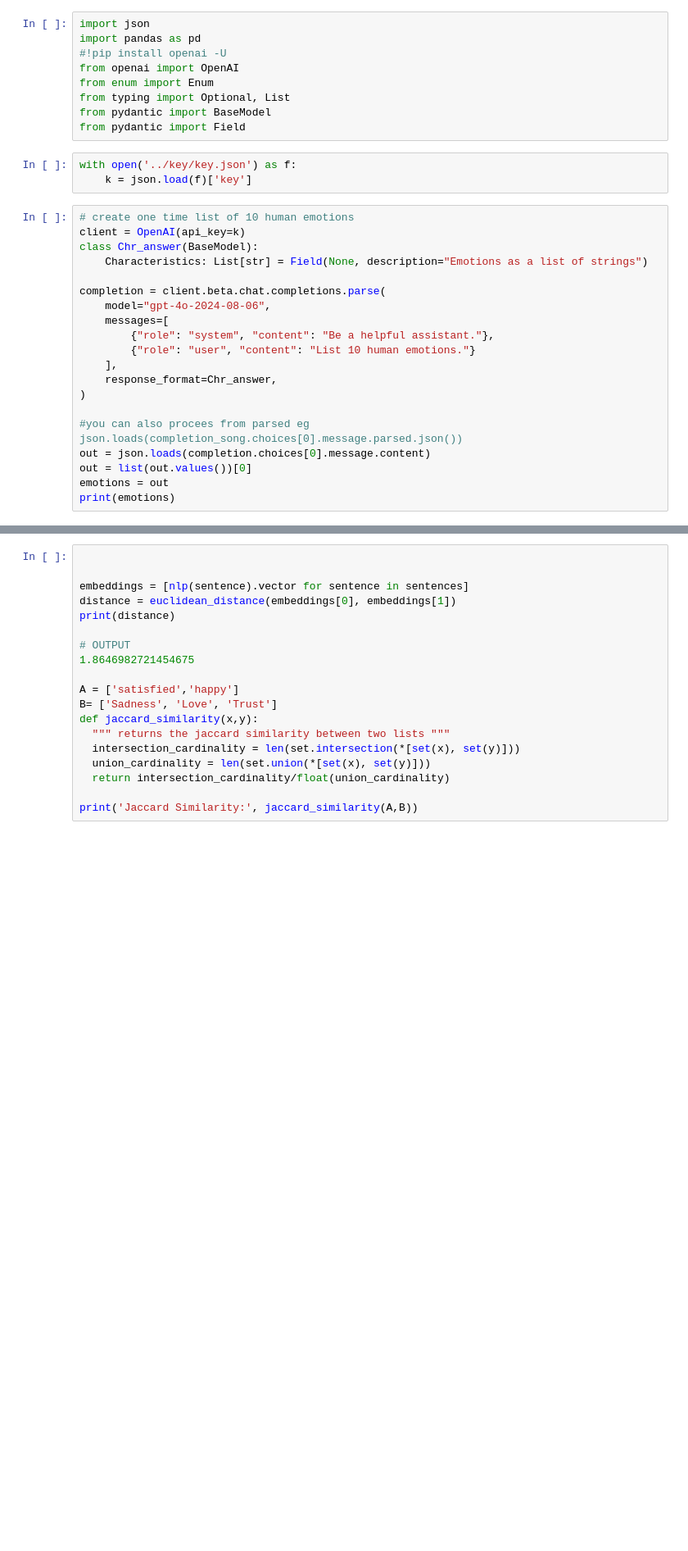
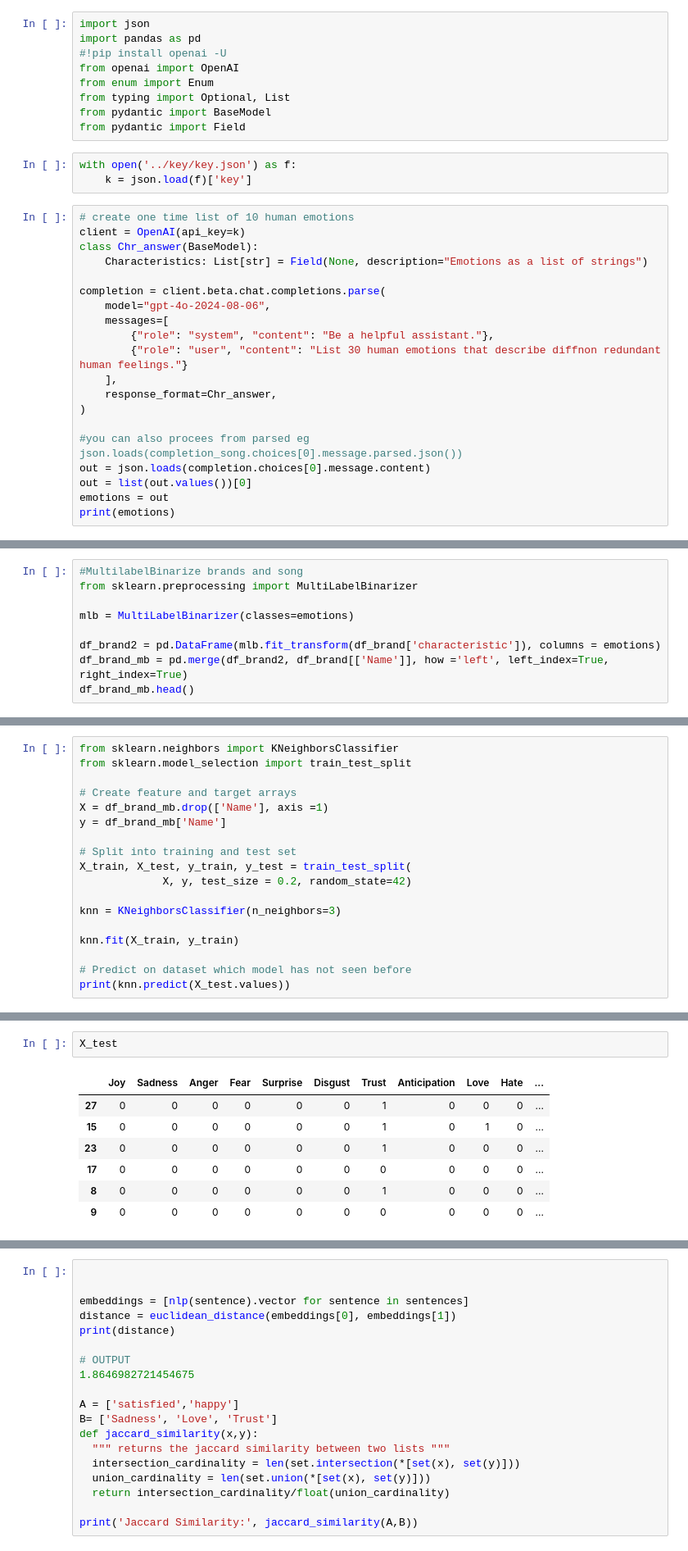
Before and after one commit to nedaresa/clothing_brand_recommender, a Jupyter notebook: explore.ipynb, the cells around one changed output, grey strips where cells are left out. Shown at 82% size. Drawn from its saved outputs; the diff is of its cells as text; blank space fills up the shorter version.

Commit message:
multibinarization and KNN in explore

```diff
--- a/explore.ipynb
+++ b/explore.ipynb
@@ -20,7 +20,7 @@ completion = client.beta.chat.completions.parse(
     model="gpt-4o-2024-08-06",
     messages=[
         {"role": "system", "content": "Be a helpful assistant."},
-        {"role": "user", "content": "List 10 human emotions."}
+        {"role": "user", "content": "List 30 human emotions that describe diffnon redundant human feelings."}
     ],
     response_format=Chr_answer,
 )
@@ -135,0 +135,9 @@ spacy.load('en_core_web_md')
+# %%
+#MultilabelBinarize brands and song
+from sklearn.preprocessing import MultiLabelBinarizer
+
+mlb = MultiLabelBinarizer(classes=emotions)
+
+df_brand2 = pd.DataFrame(mlb.fit_transform(df_brand['characteristic']), columns = emotions)
+df_brand_mb = pd.merge(df_brand2, df_brand[['Name']], how ='left', left_index=True, right_index=True)
+df_brand_mb.head()
@@ -135,0 +167,18 @@ spacy.load('en_core_web_md')
+# %%
+from sklearn.neighbors import KNeighborsClassifier
+from sklearn.model_selection import train_test_split
+
+# Create feature and target arrays
+X = df_brand_mb.drop(['Name'], axis =1)
+y = df_brand_mb['Name']
+
+# Split into training and test set
+X_train, X_test, y_train, y_test = train_test_split(
+             X, y, test_size = 0.2, random_state=42)
+
+knn = KNeighborsClassifier(n_neighbors=3)
+
+knn.fit(X_train, y_train)
+
+# Predict on dataset which model has not seen before
+print(knn.predict(X_test.values))
@@ -135,0 +187,10 @@ spacy.load('en_core_web_md')
+# %%
+X_test
+# %% [output]
+|  | Joy | Sadness | Anger | Fear | Surprise | Disgust | Trust | Anticipation | Love | Hate | ... |
+| 27 | 0 | 0 | 0 | 0 | 0 | 0 | 1 | 0 | 0 | 0 | ... |
+| 15 | 0 | 0 | 0 | 0 | 0 | 0 | 1 | 0 | 1 | 0 | ... |
+| 23 | 0 | 0 | 0 | 0 | 0 | 0 | 1 | 0 | 0 | 0 | ... |
+| 17 | 0 | 0 | 0 | 0 | 0 | 0 | 0 | 0 | 0 | 0 | ... |
+| 8 | 0 | 0 | 0 | 0 | 0 | 0 | 1 | 0 | 0 | 0 | ... |
+| 9 | 0 | 0 | 0 | 0 | 0 | 0 | 0 | 0 | 0 | 0 | ... |
```
Also changed, not shown: parts of 15 cells of this notebook.
